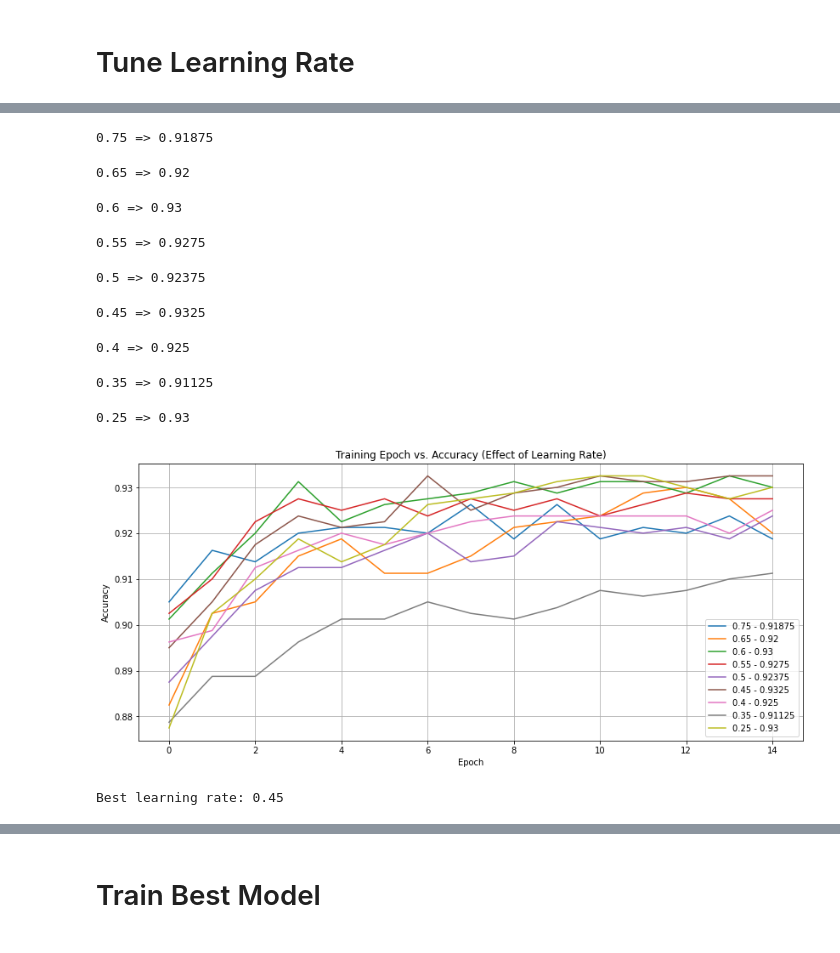
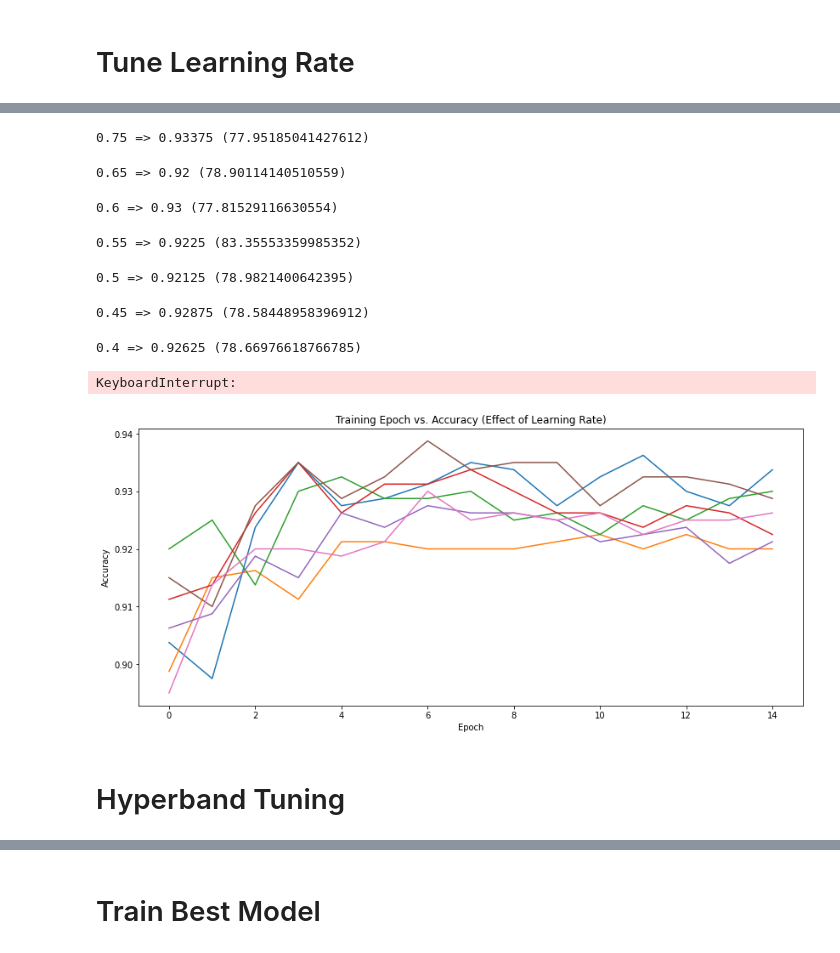
Before and after one commit to andreicozma1/CS522-TeamProject, a Jupyter notebook: test_nn_conv_1layer.ipynb, the cells around one changed output, grey strips where cells are left out. Drawn from its saved outputs; the diff is of its cells as text; code cells hidden in the pictures.

```diff
--- a/test_nn_conv_1layer.ipynb
+++ b/test_nn_conv_1layer.ipynb
@@ -47,0 +3,19 @@ Input Dimension: 900
+# %%
+%load_ext autoreload
+%autoreload 2
+
+# IMPORT LIBRARIES
+from Dataset import *
+import cupy as cp
+from bpnn_cuda import BPNN
+from tqdm import tqdm
+
+
+training_data, validation_data, testing_data, ndimen = BPNN.get_data()
+print(f"Input Dimension: {ndimen}")
+
+ntrials = 1
+max_epochs = 30
+init_nc = [ndimen, 200, 2]
+init_b = 40
+init_lr = 0.5
@@ -98,7 +72,7 @@ def plot_accuracies_hidden_layers_and_nodes(save_dir, layers_arr):
         # Run an average over multiple trials
         for i in range(ntrials):
             # Get data and train the network
-            training_data, validation_data, testing_data, ndimen = get_data()
+            training_data, validation_data, testing_data, ndimen = BPNN.get_data()
             nn = BPNN(layers, verbose=False)
             final_score, eval_scores, eval_scores_deltas, conv_time = nn.train(training_data,
                                                                                max_epochs=max_epochs,
@@ -179,7 +153,7 @@ def plot_accuracies_mini_batch_size(save_dir, batch_size_arr):
         # Run an average over multiple trials
         for i in range(ntrials):
             # Get data and train the network
-            training_data, validation_data, testing_data, ndimen = get_data()
+            training_data, validation_data, testing_data, ndimen = BPNN.get_data()
             nn = BPNN(best_nc, verbose=False)
             final_score, eval_scores, eval_scores_deltas, conv_time = nn.train(training_data,
                                                                                max_epochs=max_epochs,
@@ -232,7 +204,6 @@ KeyboardInterrupt:
 # %%
 def plot_accuracies_learning_rate(save_dir, learning_rate_arr):
     os.makedirs(save_dir, exist_ok=True)
-    print(f"Training Epoch vs. Accuracy (Effect of Learning Rate)")
     print(f"Training Epoch vs. Accuracy (Effect of Learning Rate)")
 
     fig = plt.figure(figsize=(14, 6))
@@ -249,7 +220,7 @@ def plot_accuracies_learning_rate(save_dir, learning_rate_arr):
         # Run an average over multiple trials
         for i in range(ntrials):
             # Get data and train the network
-            training_data, validation_data, testing_data, ndimen = get_data()
+            training_data, validation_data, testing_data, ndimen = BPNN.get_data()
             nn = BPNN(best_nc, verbose=False)
             final_score, eval_scores, eval_scores_deltas, conv_time = nn.train(training_data,
                                                                                max_epochs=max_epochs,
@@ -289,11 +259,11 @@ Training Epoch vs. Accuracy (Effect of Learning Rate)
-0.75 => 0.91875
+0.75 => 0.93375 (77.95185041427612)
-0.65 => 0.92
+0.65 => 0.92 (78.90114140510559)
-0.6 => 0.93
+0.6 => 0.93 (77.81529116630554)
-0.55 => 0.9275
+0.55 => 0.9225 (83.35553359985352)
-0.5 => 0.92375
+0.5 => 0.92125 (78.9821400642395)
-0.45 => 0.9325
+0.45 => 0.92875 (78.58448958396912)
-0.4 => 0.925
+0.4 => 0.92625 (78.66976618766785)
-0.35 => 0.91125
+KeyboardInterrupt:
-0.25 => 0.93
-[figure, old version]
+[figure, new version]
-Best learning rate: 0.45
+# %% [markdown]
+# Hyperband Tuning
```
Also changed, not shown: parts of 15 cells of this notebook, 22 other files.
